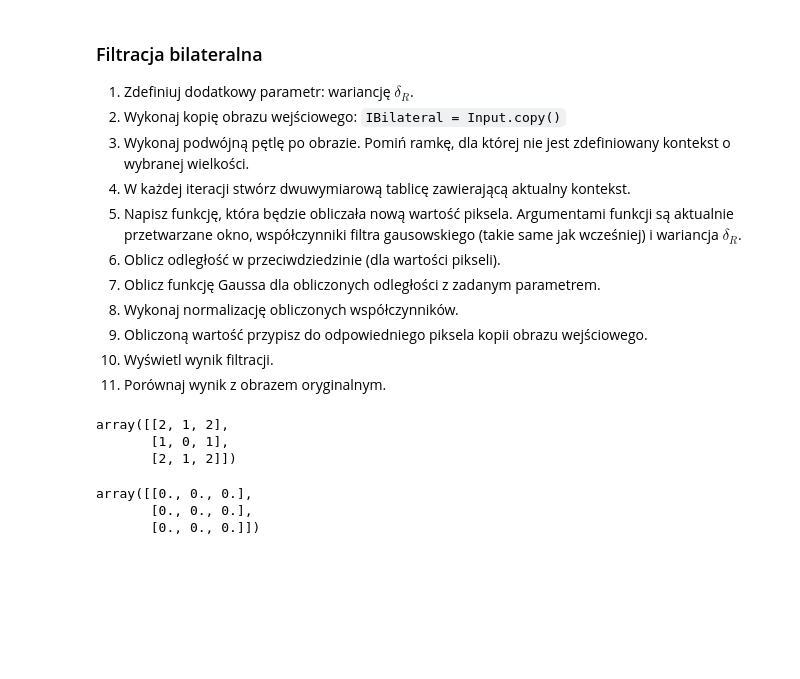
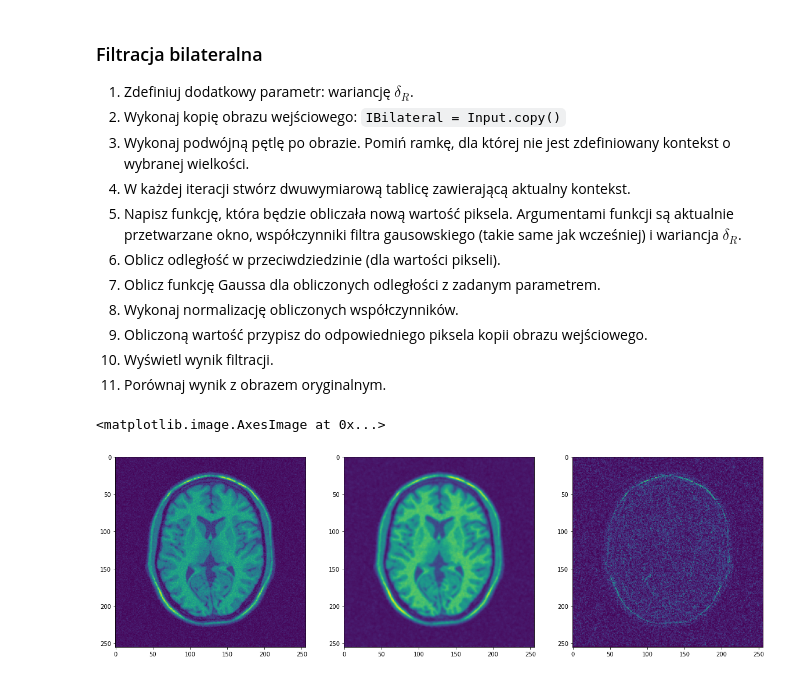
Before and after one commit to prz-ziaja/sem5, a Jupyter notebook: poc/lab07/07_bilateral.ipynb, the cells around one changed output. Drawn from its saved outputs; the diff is of its cells as text; code cells hidden in the pictures; blank space fills up the shorter version.

```diff
--- a/poc/lab07/07_bilateral.ipynb
+++ b/poc/lab07/07_bilateral.ipynb
@@ -113,11 +113,24 @@ def psi(frame,sigma):
 
 def conv_classical(frame,sigma_s):
     m,n=frame.shape
-    to_norm = np.mgrid[1:4,1:4]-np.reshape(np.array([2,2]),(2,1,-1))
+    to_norm = np.mgrid[0:m,0:n]-np.reshape(np.array([m//2,n//2]),(2,1,-1))
     norm = np.sqrt(np.square(to_norm).sum(axis=0))
     psi_frame = psi(norm,sigma_s)
     w_n = psi_frame.sum()
     return (psi_frame*frame).sum()/w_n
+
+def gamma(frame, sigma_r):
+    return np.exp(-np.square(frame)/(2*sigma_r**2))
+
+def conv_bilateral(frame,sigma_s, sigma_r):
+    m,n=frame.shape
+    to_norm = np.mgrid[0:m,0:n]-np.reshape(np.array([m//2,n//2]),(2,1,-1))
+    norm = np.sqrt(np.square(to_norm).sum(axis=0))
+    psi_frame = psi(norm,sigma_s)
+    to_gamma = np.abs(frame - frame[m//2,n//2])
+    gamma_frame = gamma(to_gamma, sigma_r)
+    w_n = psi_frame.sum()
+    return (psi_frame*gamma_frame*frame).sum()/w_n
 
 win_size = 3
 sigma_s = 1
@@ -164,12 +175,20 @@ a=np.mgrid[1:4,1:4]-np.reshape(np.array([2,2]),(2,1,-1))
-# %%
-np.square(a).sum(axis=0)
-# %% [output]
-array([[2, 1, 2],
-       [1, 0, 1],
-       [2, 1, 2]])
-# %%
-np.eye(3)
-# %% [output]
-array([[0., 0., 0.],
-       [0., 0., 0.],
-       [0., 0., 0.]])
+# %%
+sigma_r = 200
+Input = mat['I_noisy1']
+IBilateral = Input.copy()
+
+half_win_size = win_size//2
+for m in range(half_win_size,IConv.shape[0]-half_win_size):
+    for n in range(half_win_size,IConv.shape[1]-half_win_size):
+        frame = Input[m-half_win_size:m+half_win_size+1,
+                      n-half_win_size:n+half_win_size+1]
+        IBilateral[m,n] = conv_bilateral(frame,sigma_s,sigma_r)
+# %%
+fig, axs = plt.subplots(1,3)
+fig.set_size_inches(20,10)
+axs[0].imshow(Input)
+axs[1].imshow(IBilateral)
+axs[2].imshow(np.abs(Input-IBilateral))
+# %% [output]
+<matplotlib.image.AxesImage at 0x...>
+[figure, added]
```
Also changed, not shown: parts of 1 cell of this notebook.
